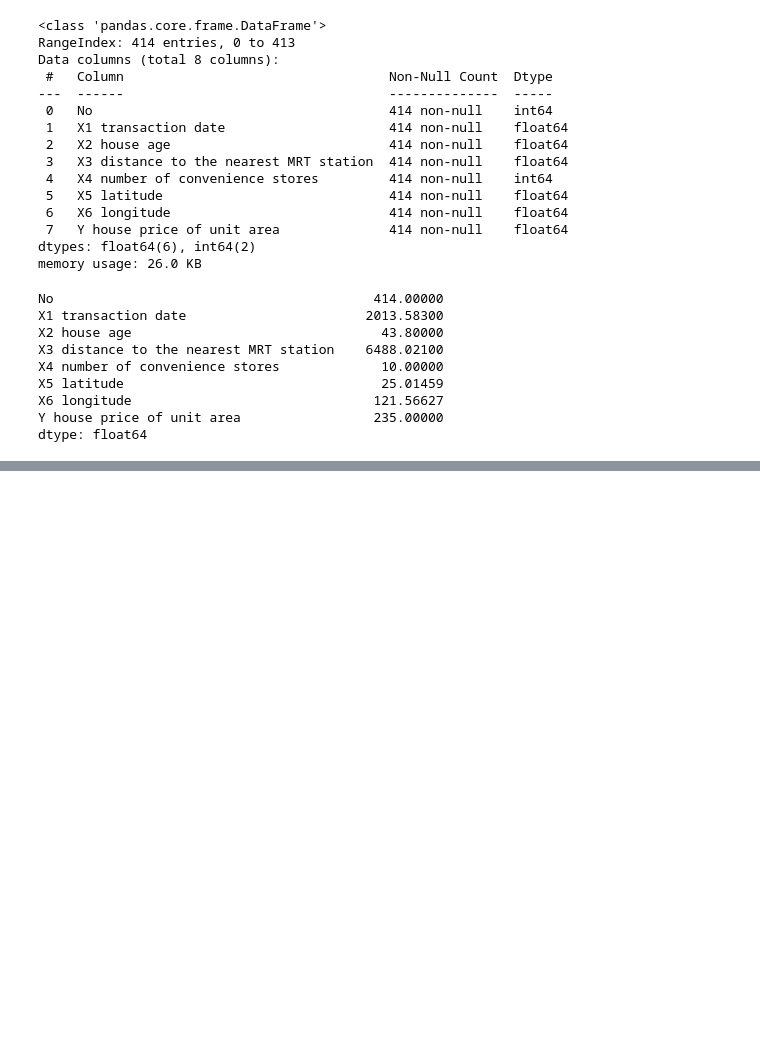
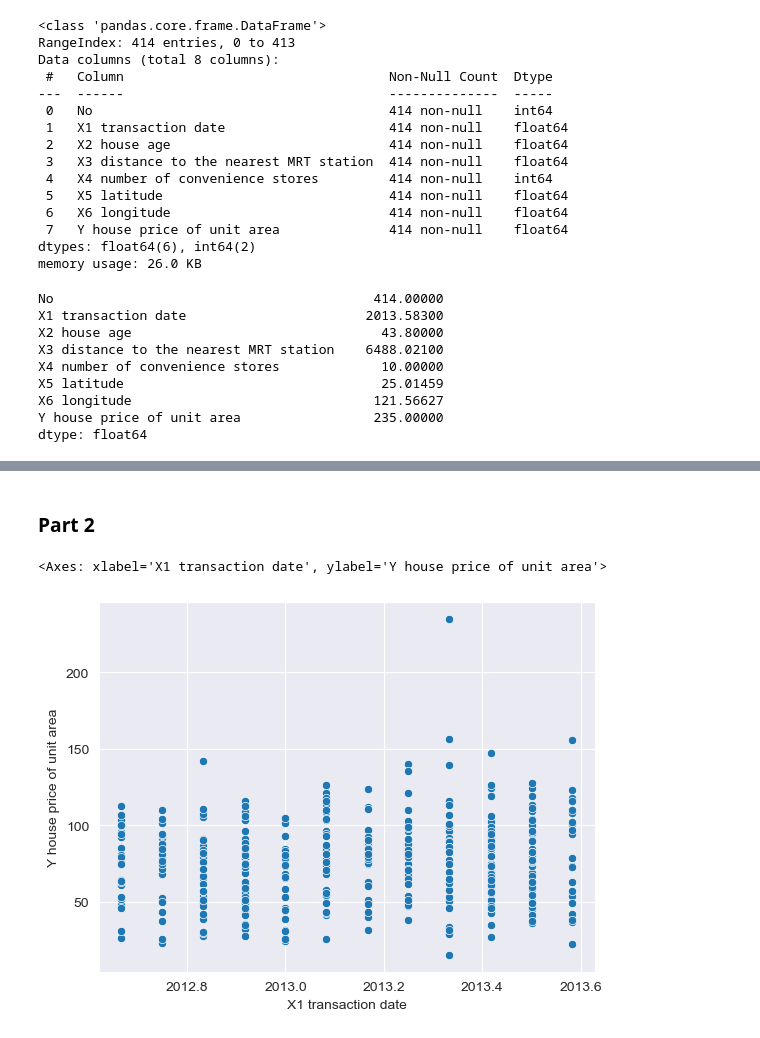
Before and after one commit to Xyehtz/AI-and-Machine-Learning, a Jupyter notebook: Lab 4/sample.ipynb, the cells around one changed output, grey strips where cells are left out. Drawn from its saved outputs; the diff is of its cells as text; code cells hidden in the pictures; blank space fills up the shorter version.

Commit message:
Completed part 2

```diff
--- a/Lab 4/sample.ipynb
+++ b/Lab 4/sample.ipynb
@@ -89,0 +101,14 @@ real_state.info
+# %% [markdown]
+### Part 2
+# %%
+# 5.	Extract the X1 transaction date column as x1 and the Y house price of unit area column as y from the dataset.
+x1 = real_state['X1 transaction date']
+y = real_state['Y house price of unit area']
+
+# 6.	Create a scatter plot to visualize the relationship between x1 and y, with a line width of 1.
+sns.scatterplot(x=x1, y=y)
+
+# 7.	Copy and paste visualization and describe what conclusions could be drawn from this visualization.
+# %% [output]
+<Axes: xlabel='X1 transaction date', ylabel='Y house price of unit area'>
+[figure, added]
```
Also changed, not shown: parts of 10 cells of this notebook.
